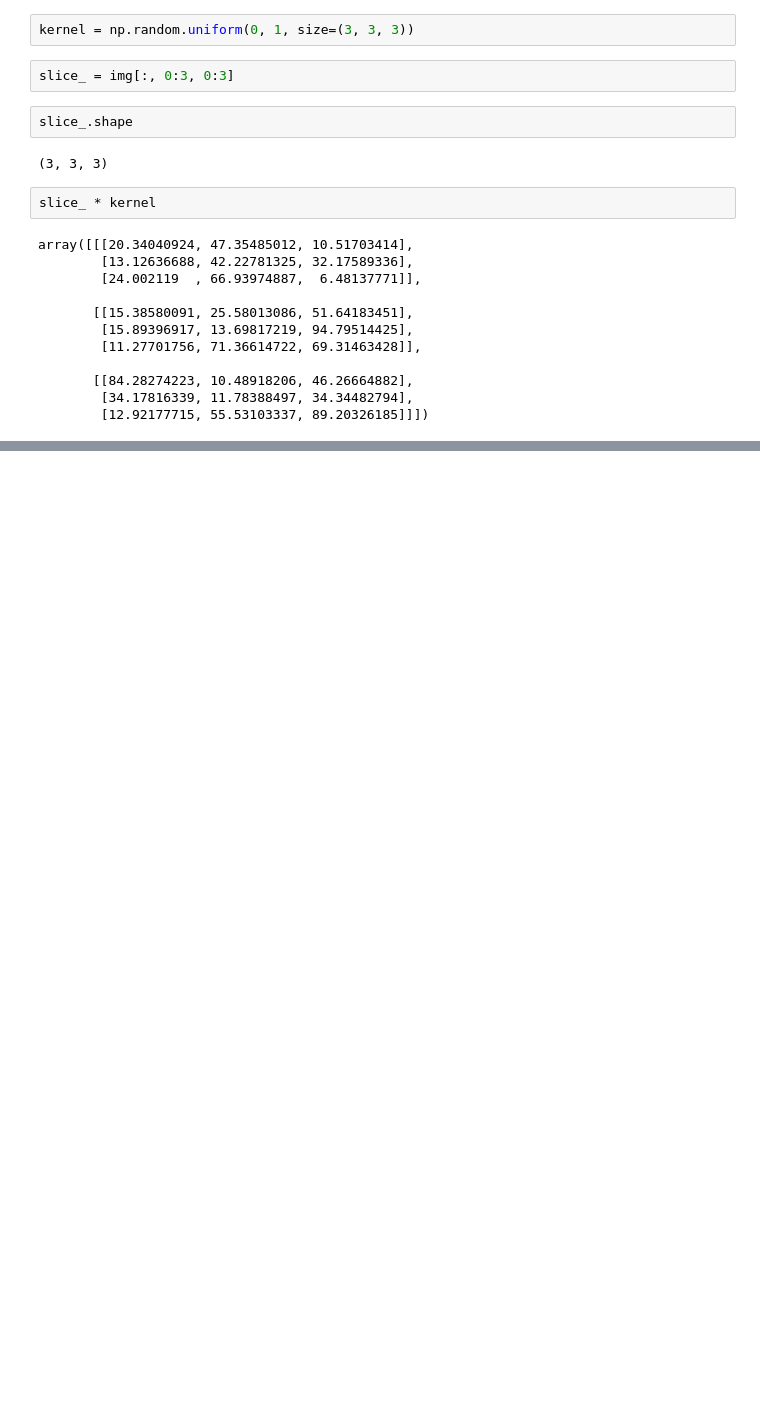
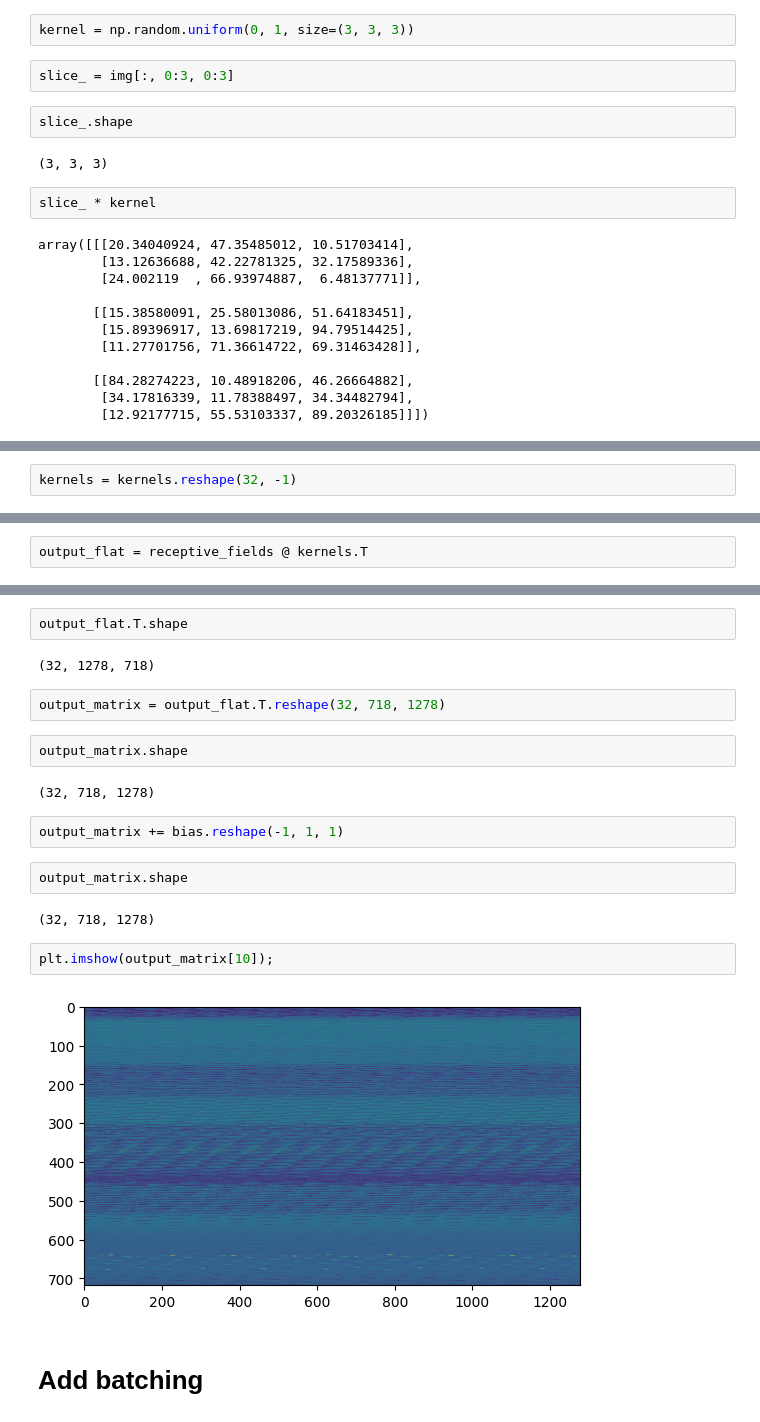
Before and after one commit to HimrajDas/Convolution, a Jupyter notebook: testing.ipynb, the cells around one changed output, grey strips where cells are left out. Cells and saved outputs as stored; diff of their text form; blank space fills up the shorter version.

```diff
--- a/testing.ipynb
+++ b/testing.ipynb
@@ -335,0 +382,2 @@ array([[ 2,  3,  4],
+# %%
+kernels = kernels.reshape(32, -1)
@@ -335,0 +392,2 @@ array([[ 2,  3,  4],
+# %%
+output_flat = receptive_fields @ kernels.T
@@ -335,0 +398,22 @@ array([[ 2,  3,  4],
+# %%
+output_flat.T.shape
+# %% [output]
+(32, 1278, 718)
+# %%
+output_matrix = output_flat.T.reshape(32, 718, 1278)
+# %%
+output_matrix.shape
+# %% [output]
+(32, 718, 1278)
+# %%
+output_matrix += bias.reshape(-1, 1, 1)
+# %%
+output_matrix.shape
+# %% [output]
+(32, 718, 1278)
+# %%
+plt.imshow(output_matrix[10]);
+# %% [output]
+[figure, added]
+# %% [markdown]
+# Add batching
```
Also changed, not shown: parts of 62 cells of this notebook, 5 other files.
